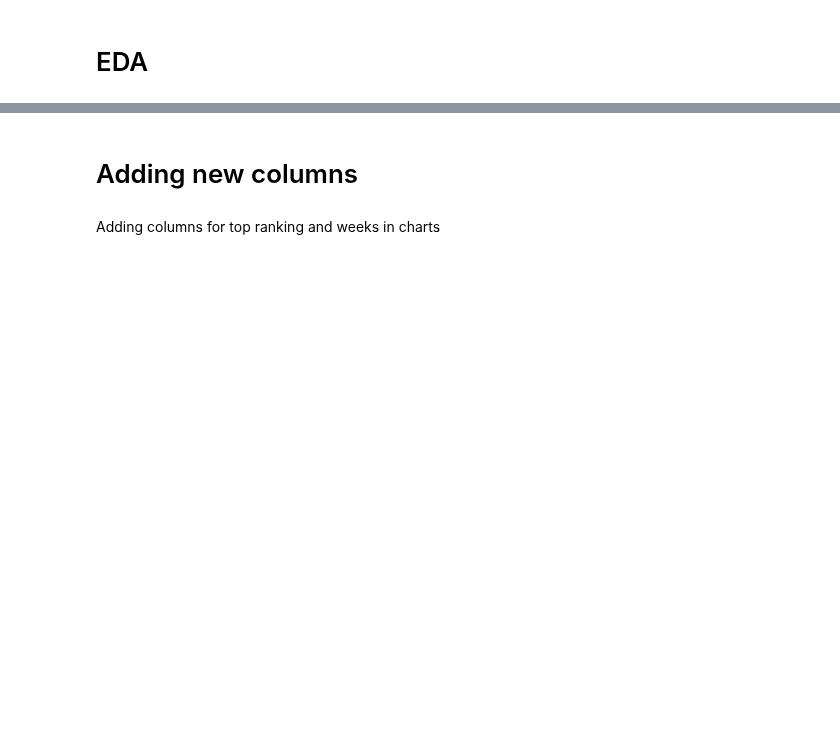
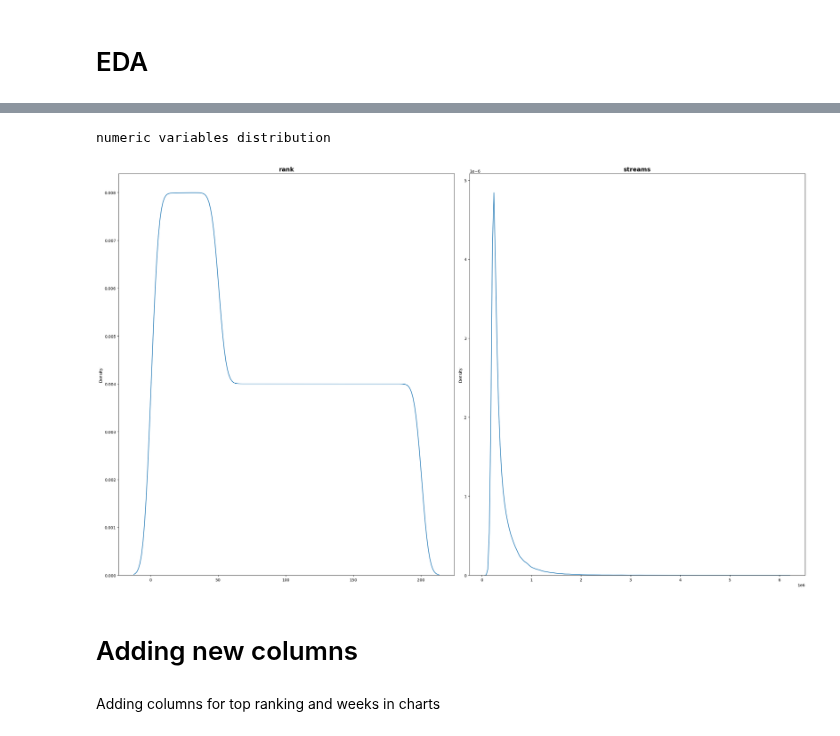
Before and after one commit to annassanchez/ETL_project, a Jupyter notebook: notebooks/1-extraction_cleaning_csv.ipynb, the cells around one changed output, grey strips where cells are left out. Cells and saved outputs as stored; diff of their text form; code cells hidden in the pictures; blank space fills up the shorter version.

```diff
--- a/notebooks/1-extraction_cleaning_csv.ipynb
+++ b/notebooks/1-extraction_cleaning_csv.ipynb
@@ -119,3 +121,8 @@ data_usa.describe(include='object').T
+# %%
+charts.distribucion_numericas(data_usa)
+# %% [output]
+numeric variables distribution
+[figure, added]
 # %% [markdown]
 # Adding new columns
 # %% [markdown]
```
Also changed, not shown: parts of 37 cells of this notebook.
